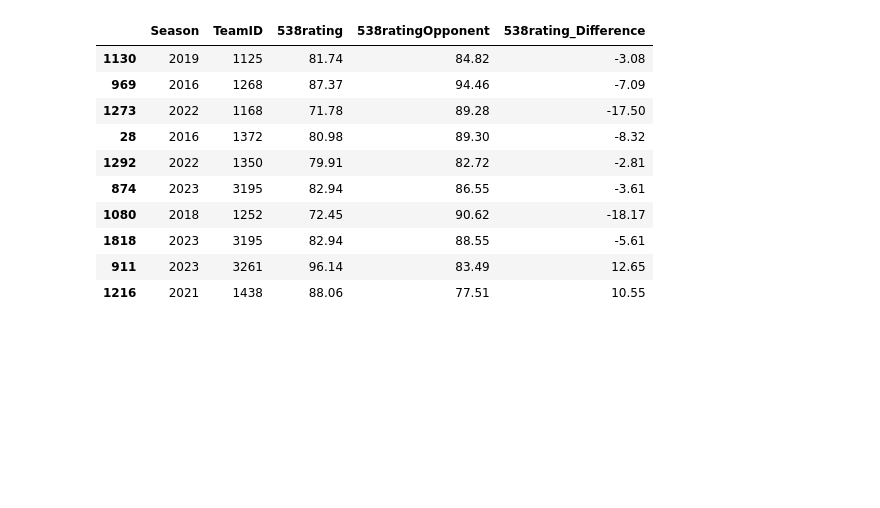
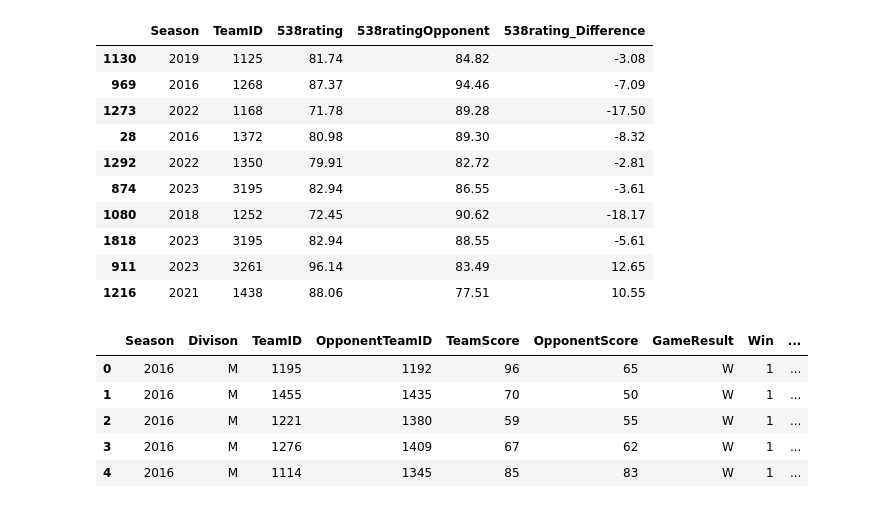
Before and after one commit to jamie07262/INFO-3608-PROJECT, a Jupyter notebook: Clone.ipynb, the cells around one changed output. Cells and saved outputs as stored; diff of their text form; code cells hidden in the pictures; blank space fills up the shorter version.

```diff
--- a/Clone.ipynb
+++ b/Clone.ipynb
@@ -579,3 +579,12 @@ df_historic_tourney_features[["Season", "TeamID", "538rating", "538ratingOpponen
 | 1818 | 2023 | 3195 | 82.94 | 88.55 | -5.61 |
 | 911 | 2023 | 3261 | 96.14 | 83.49 | 12.65 |
 | 1216 | 2021 | 1438 | 88.06 | 77.51 | 10.55 |
+# %%
+df_historic_tourney_features.head()
+# %% [output]
+|  | Season | Divison | TeamID | OpponentTeamID | TeamScore | OpponentScore | GameResult | Win | ... |
+| 0 | 2016 | M | 1195 | 1192 | 96 | 65 | W | 1 | ... |
+| 1 | 2016 | M | 1455 | 1435 | 70 | 50 | W | 1 | ... |
+| 2 | 2016 | M | 1221 | 1380 | 59 | 55 | W | 1 | ... |
+| 3 | 2016 | M | 1276 | 1409 | 67 | 62 | W | 1 | ... |
+| 4 | 2016 | M | 1114 | 1345 | 85 | 83 | W | 1 | ... |
```
Also changed, not shown: parts of 7 cells of this notebook.
